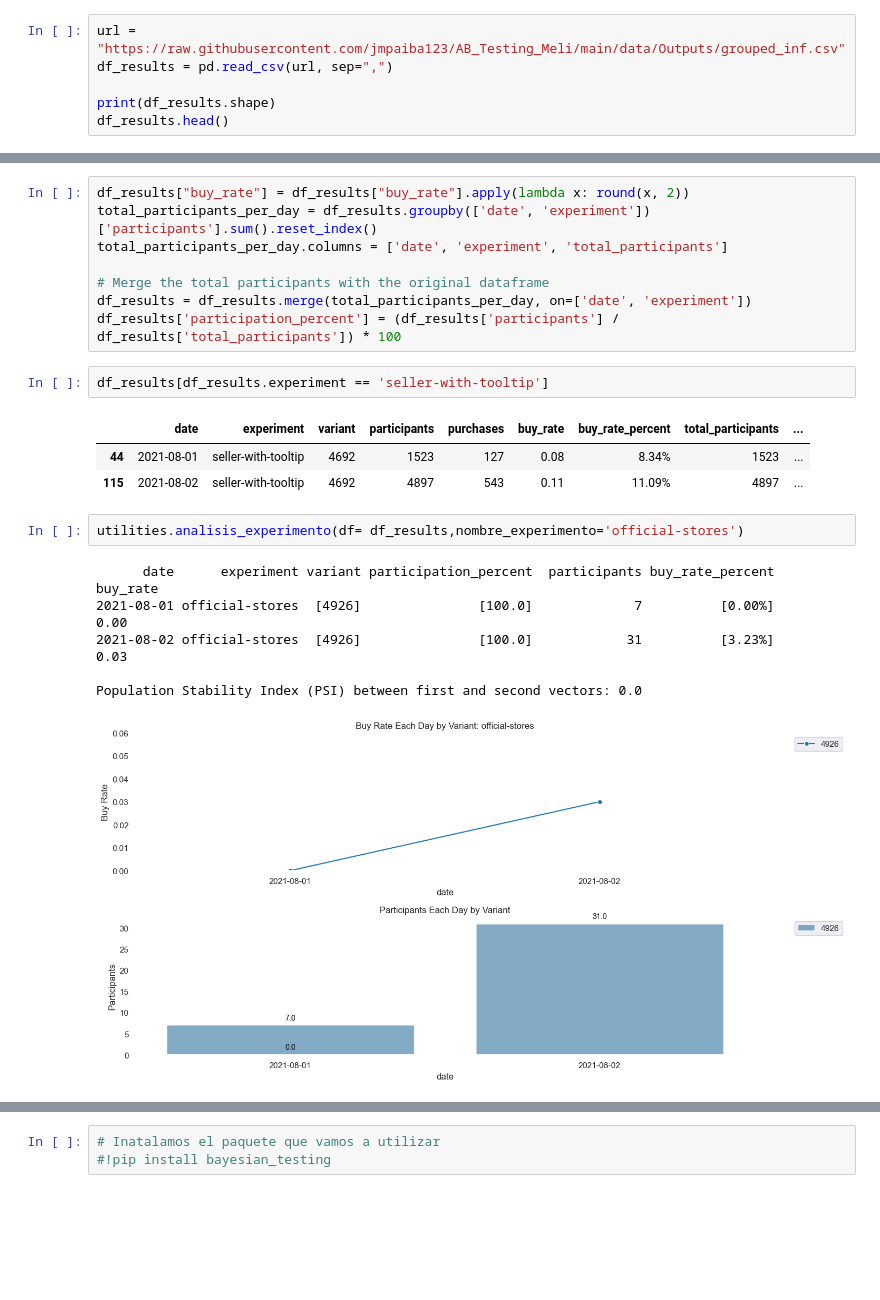
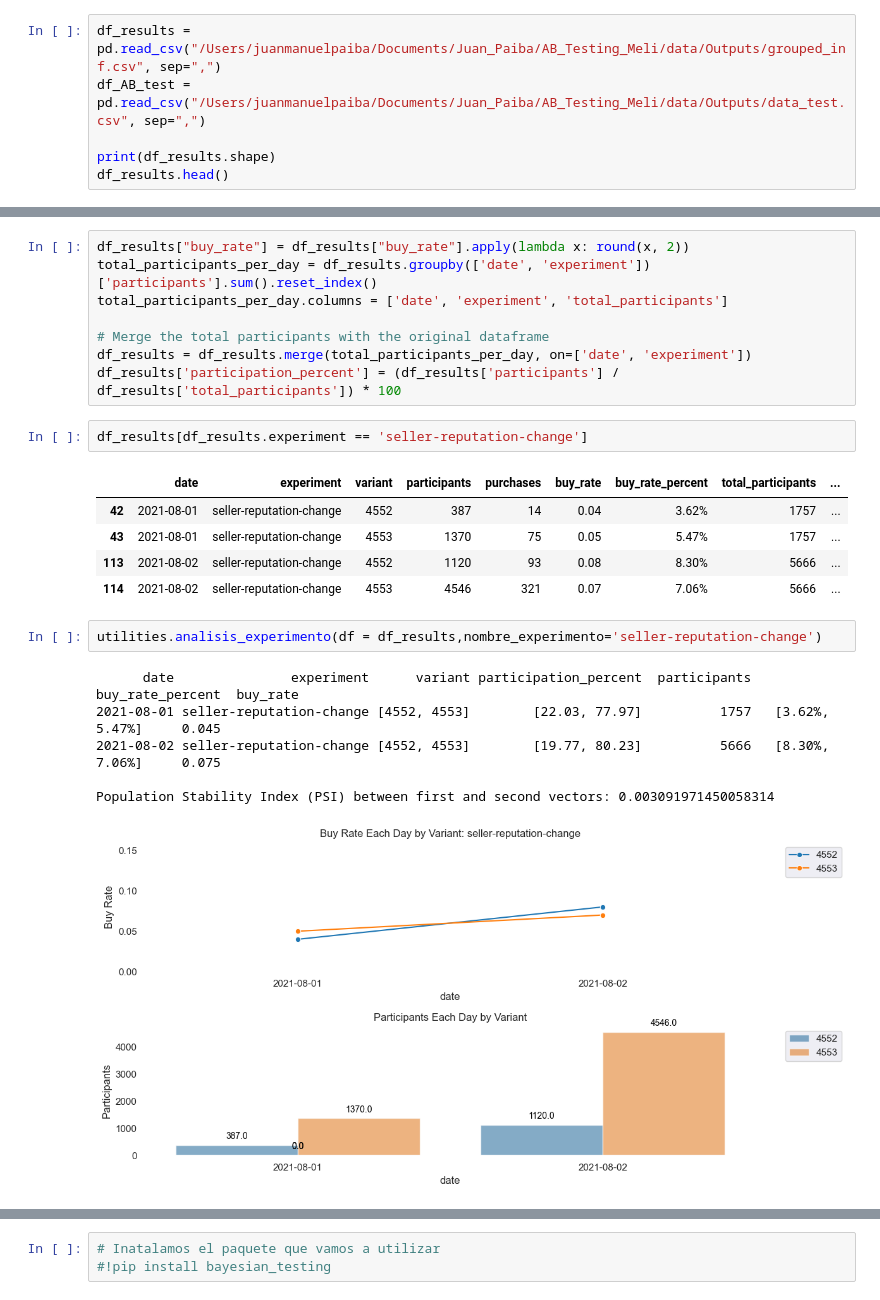
Before and after one commit to jmpaiba123/AB_Testing_Meli, a Jupyter notebook: jupyter_notebooks/02_validaciones_data.ipynb, the cells around one changed output, grey strips where cells are left out. Saved outputs shown, nothing was run; the diff lists cells and outputs as text; blank space fills up the shorter version.

Commit message:
ab_test_2

```diff
--- a/jupyter_notebooks/02_validaciones_data.ipynb
+++ b/jupyter_notebooks/02_validaciones_data.ipynb
@@ -21,8 +21,8 @@ pd.set_option('display.max_rows', None)
 pd.set_option('display.max_columns', None)
 #pd.set_option('display.width', 1000)
 # %%
-url = "https://raw.githubusercontent.com/jmpaiba123/AB_Testing_Meli/main/data/Outputs/grouped_inf.csv"
-df_results = pd.read_csv(url, sep=",")
+df_results = pd.read_csv("/Users/juanmanuelpaiba/Documents/Juan_Paiba/AB_Testing_Meli/data/Outputs/grouped_inf.csv", sep=",")
+df_AB_test = pd.read_csv("/Users/juanmanuelpaiba/Documents/Juan_Paiba/AB_Testing_Meli/data/Outputs/data_test.csv", sep=",")
 
 print(df_results.shape)
 df_results.head()
@@ -63,17 +74,19 @@ total_participants_per_day.columns = ['date', 'experiment', 'total_participants'
 df_results = df_results.merge(total_participants_per_day, on=['date', 'experiment'])
 df_results['participation_percent'] = (df_results['participants'] / df_results['total_participants']) * 100
 # %%
-df_results[df_results.experiment == 'seller-with-tooltip']
+df_results[df_results.experiment == 'seller-reputation-change']
 # %% [output]
 |  | date | experiment | variant | participants | purchases | buy_rate | buy_rate_percent | total_participants | ... |
-| 44 | 2021-08-01 | seller-with-tooltip | 4692 | 1523 | 127 | 0.08 | 8.34% | 1523 | ... |
-| 115 | 2021-08-02 | seller-with-tooltip | 4692 | 4897 | 543 | 0.11 | 11.09% | 4897 | ... |
+| 42 | 2021-08-01 | seller-reputation-change | 4552 | 387 | 14 | 0.04 | 3.62% | 1757 | ... |
+| 43 | 2021-08-01 | seller-reputation-change | 4553 | 1370 | 75 | 0.05 | 5.47% | 1757 | ... |
+| 113 | 2021-08-02 | seller-reputation-change | 4552 | 1120 | 93 | 0.08 | 8.30% | 5666 | ... |
+| 114 | 2021-08-02 | seller-reputation-change | 4553 | 4546 | 321 | 0.07 | 7.06% | 5666 | ... |
 # %%
-utilities.analisis_experimento(df= df_results,nombre_experimento='official-stores')
+utilities.analisis_experimento(df = df_results,nombre_experimento='seller-reputation-change')
 # %% [output]
-      date      experiment variant participation_percent  participants buy_rate_percent  buy_rate
-2021-08-01 official-stores  [4926]               [100.0]             7          [0.00%]      0.00
-2021-08-02 official-stores  [4926]               [100.0]            31          [3.23%]      0.03
+      date               experiment      variant participation_percent  participants buy_rate_percent  buy_rate
+2021-08-01 seller-reputation-change [4552, 4553]        [22.03, 77.97]          1757   [3.62%, 5.47%]     0.045
+2021-08-02 seller-reputation-change [4552, 4553]        [19.77, 80.23]          5666   [8.30%, 7.06%]     0.075
 
-Population Stability Index (PSI) between first and second vectors: 0.0
+Population Stability Index (PSI) between first and second vectors: 0.003091971450058314
-[figure, old version]
+[figure, new version]
```
Also changed, not shown: parts of 17 cells of this notebook, 2 other files.
